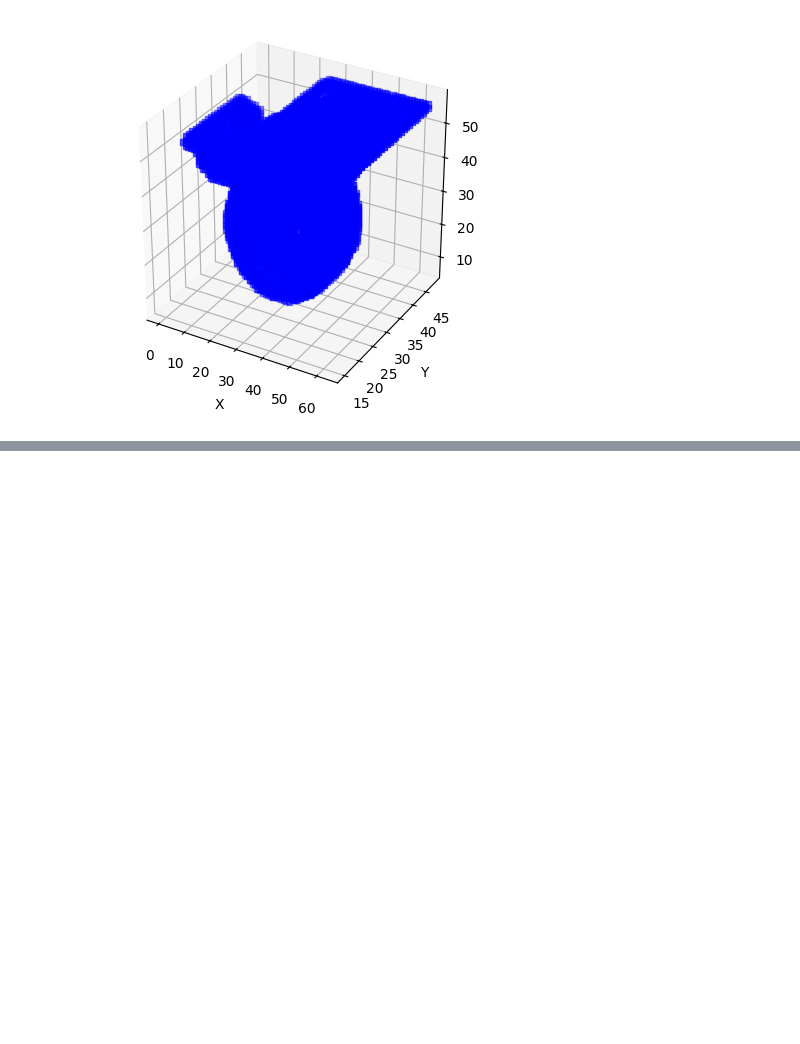
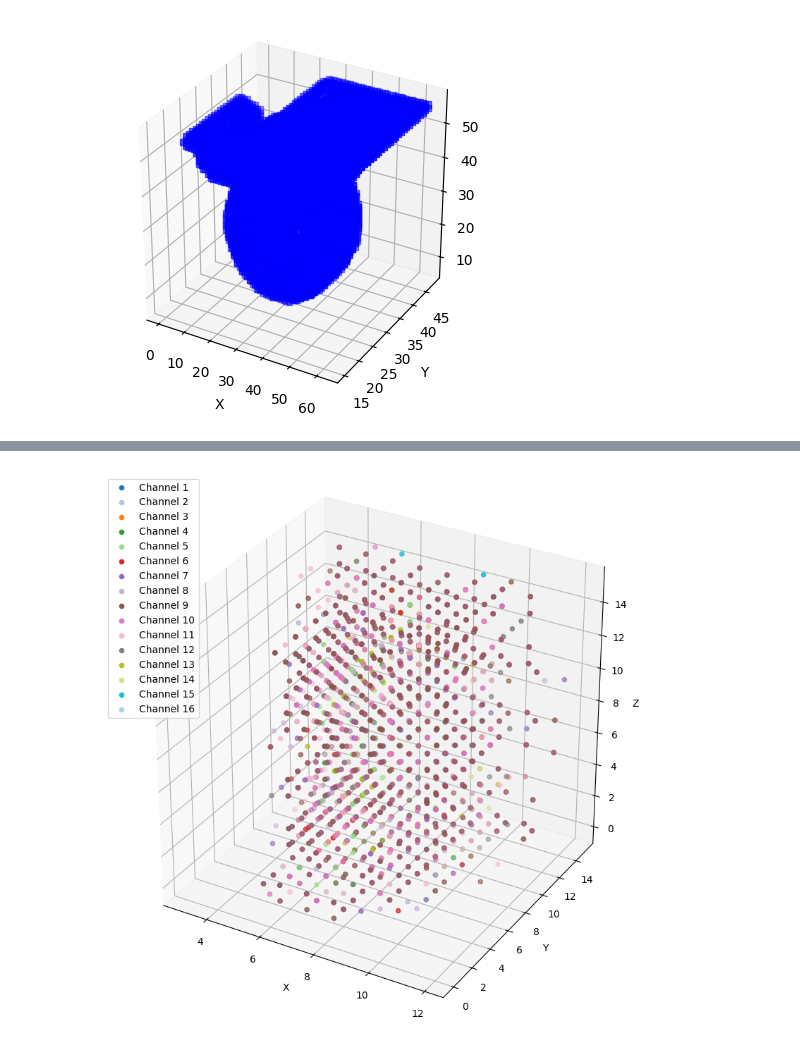
Before and after one commit to kingslayer1312/CAD-DR, a Jupyter notebook: autoencoder-v3.ipynb, the cells around one changed output, grey strips where cells are left out. Saved outputs shown, nothing was run; the diff lists cells and outputs as text; code cells hidden in the pictures; blank space fills up the shorter version.

Commit message:
added visualization of encoded data (v3)

```diff
--- a/autoencoder-v3.ipynb
+++ b/autoencoder-v3.ipynb
@@ -247,0 +250,3 @@ Visualization.open3d_visualize_reconstructed(reconstructed_sample, path)
+# %%
+sample_encoded_data = encoded_data[index]
+print(sample_encoded_data.shape)
@@ -247,0 +275,4 @@ Visualization.open3d_visualize_reconstructed(reconstructed_sample, path)
+# %%
+threshold = 0.35
+binary_arrays = (sample_encoded_data >= threshold).astype(int)
+print(binary_arrays)
@@ -247,0 +297,32 @@ Visualization.open3d_visualize_reconstructed(reconstructed_sample, path)
+# %%
+import numpy as np
+import matplotlib.pyplot as plt
+from mpl_toolkits.mplot3d import Axes3D
+
+
+fig = plt.figure(figsize=(10, 10))
+ax = fig.add_subplot(111, projection='3d')
+
+# Set up a colormap for coloring different arrays
+colors = plt.cm.get_cmap('tab20', len(binary_arrays))
+
+# Loop through each binary array and plot it with a different color
+for i, binary_array in enumerate(binary_arrays):
+    x, y, z = np.where(binary_array == 1)
+    ax.scatter(x, y, z, c=colors(i), marker='o', s=20, label=f'Channel {i + 1}')
+
+# Set the aspect ratio to make the voxels cubic
+ax.set_box_aspect([1, 1, 1])
+
+# Set labels for the axes
+ax.set_xlabel('X')
+ax.set_ylabel('Y')
+ax.set_zlabel('Z')
+
+# Add a legend to distinguish the arrays
+ax.legend()
+
+# Display the combined plot
+plt.show()
+# %% [output]
+[figure, added]
```
Also changed, not shown: parts of 4 cells of this notebook.
